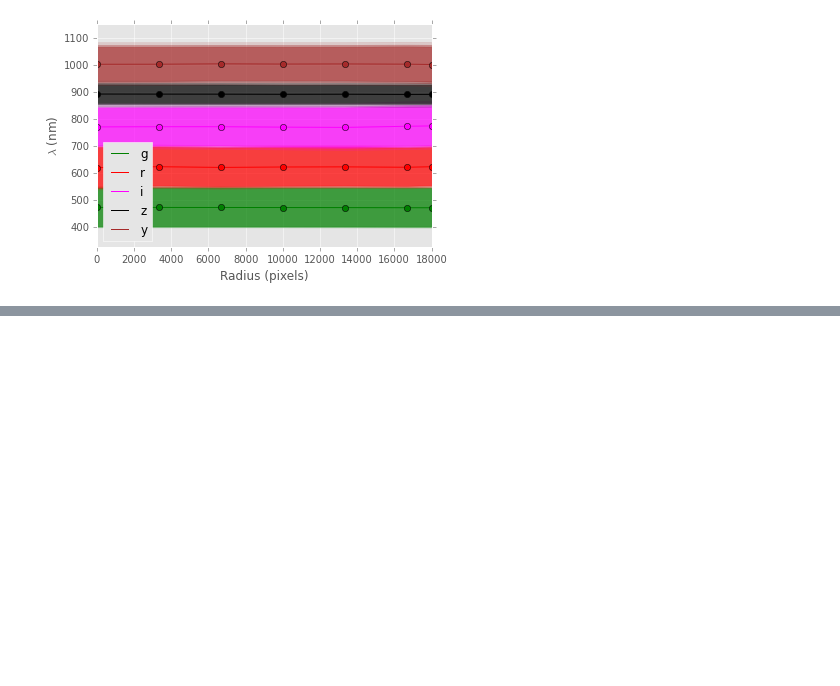
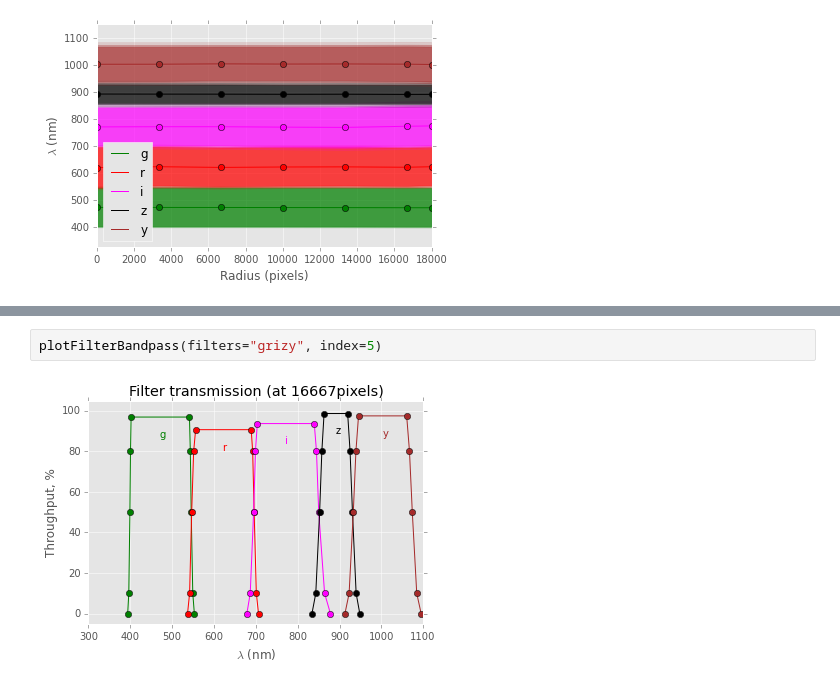
Before and after one commit to RobertLuptonTheGood/notebooks, a Jupyter notebook: HSC filters.ipynb, the cells around one changed output, grey strips where cells are left out. Drawn from its saved outputs; the diff is of its cells as text; blank space fills up the shorter version.

```diff
--- a/HSC filters.ipynb
+++ b/HSC filters.ipynb
@@ -224,0 +270,4 @@ plotRadialFilterData("lambda", filters="grizy")
+# %%
+plotFilterBandpass(filters="grizy", index=5)
+# %% [output]
+[figure, added]
```
Also changed, not shown: parts of 3 cells of this notebook.
